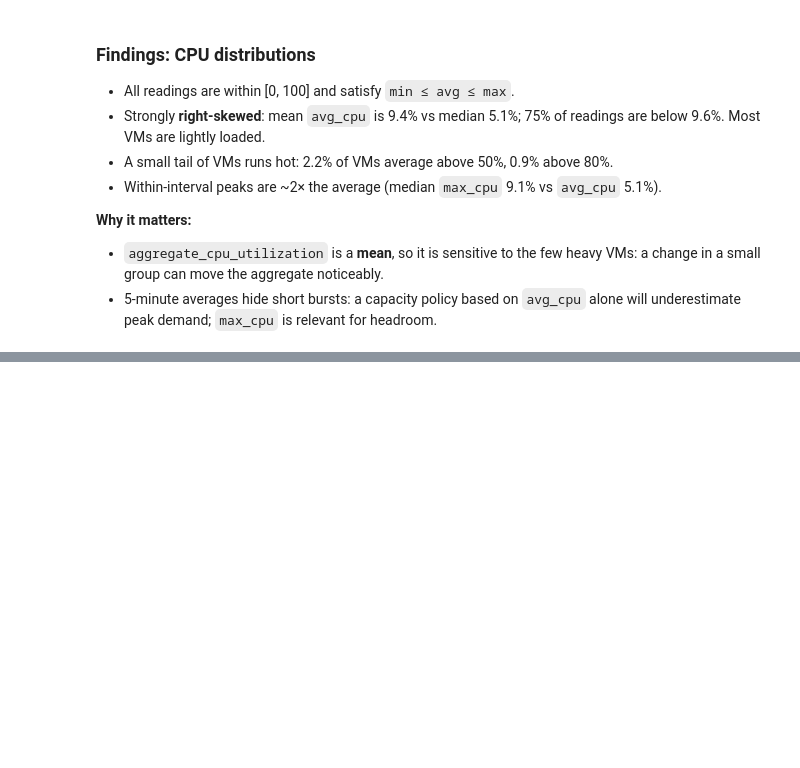
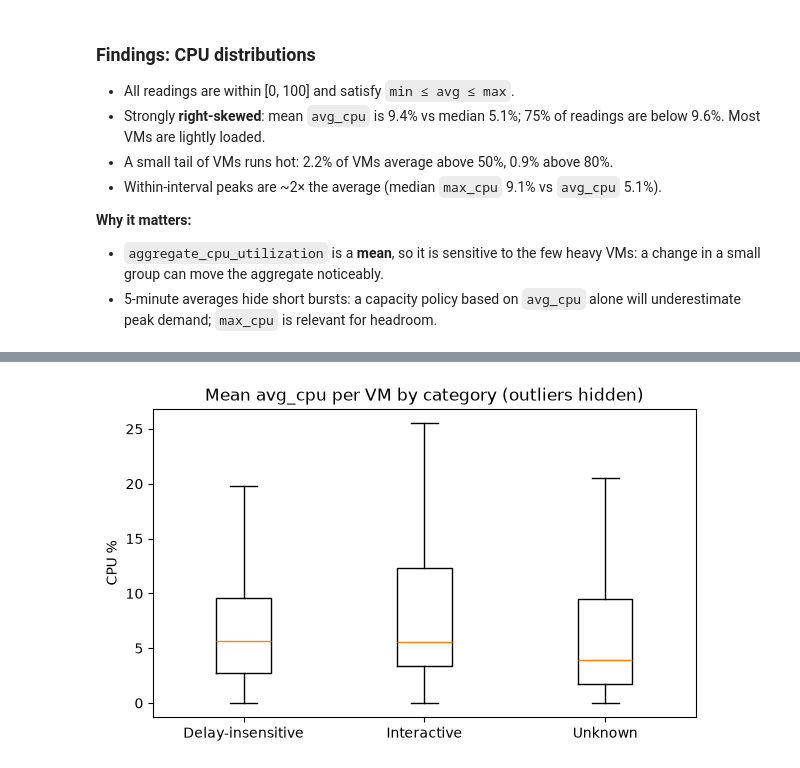
Before and after one commit to Akillot/forecasting-challenge, a Jupyter notebook: notebooks/01_data_audit.ipynb, the cells around one changed output, grey strips where cells are left out. Cells and saved outputs as stored; diff of their text form; code cells hidden in the pictures; blank space fills up the shorter version.

```diff
--- a/notebooks/01_data_audit.ipynb
+++ b/notebooks/01_data_audit.ipynb
@@ -137,0 +184,7 @@ VMs with mean avg_cpu > 80% 0.9%
+# %%
+seg = meta.set_index("vm_id").join(vm_mean.rename("window_avg_cpu"))
+
+core_order = ["2", "4", "8", "24", ">24"]
+for col, order in [("vm_category", None), ("virtual_core_bucket", core_order)]:
+  table = seg.groupby(col)["window_avg_cpu"].agg(["count", "mean", "median"]).round(2)
+  print(table.reindex(order) if order else table, "\n")
@@ -137,0 +205,8 @@ VMs with mean avg_cpu > 80% 0.9%
+# %%
+cats = ["Delay-insensitive", "Interactive", "Unknown"]
+fig, ax = plt.subplots(figsize=(7, 4))
+ax.boxplot([seg.loc[seg["vm_category"] == c, "window_avg_cpu"] for c in cats], tick_labels=cats, showfliers=False)
+ax.set(title="Mean avg_cpu per VM by category (outliers hidden)", ylabel="CPU %")
+plt.show()
+# %% [output]
+[figure, added]
```
Also changed, not shown: parts of 5 cells of this notebook.
